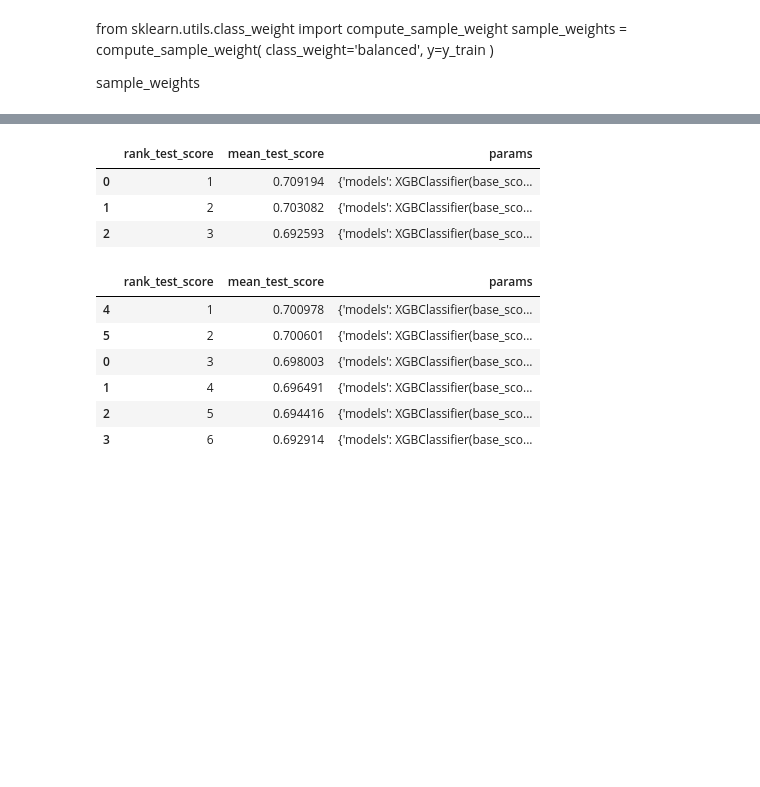
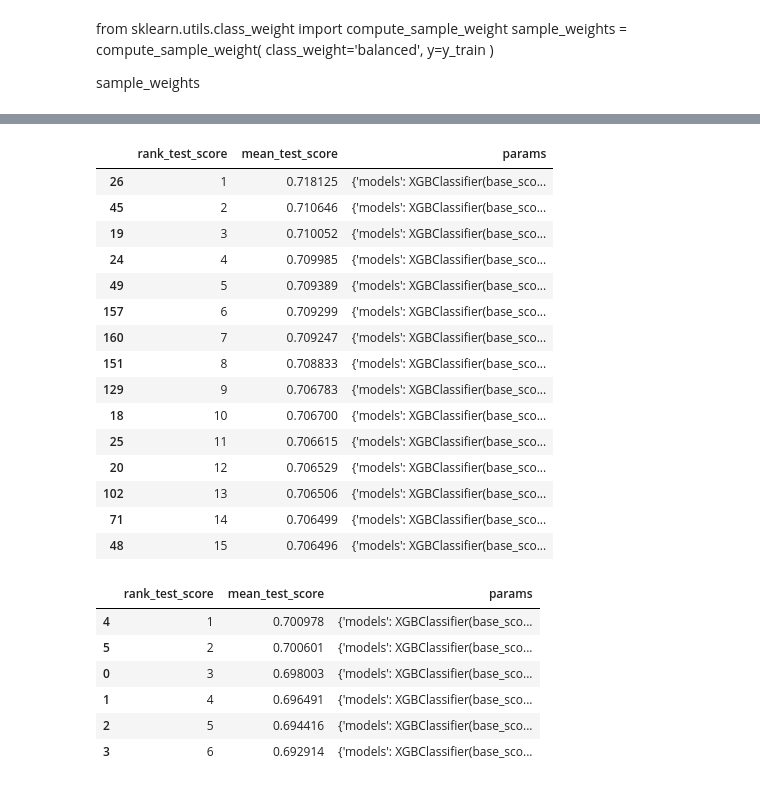
Before and after one commit to green-igor/wiki, a Jupyter notebook: wikiki (1).ipynb, the cells around one changed output, grey strips where cells are left out. Saved outputs shown, nothing was run; the diff lists cells and outputs as text; code cells hidden in the pictures; blank space fills up the shorter version.

```diff
--- a/wikiki (1).ipynb
+++ b/wikiki (1).ipynb
@@ -209,7 +209,18 @@ def clean_text(string):
 
     string = re.sub(r'\[{1,}.+\]{1,}', ' XXRBRCT ', string)
     string = re.sub(r'\{{1,}.+\}{1,}', ' XXRBRCT ', string)
-    string = re.sub(r'File:.+\S+|Image:.+\S+', ' XXFILE ', string)
+
+    string = re.sub(r'[a-zA-Z]+.png',' XXFILE ', string)
+    string = re.sub(r'[a-zA-Z]+.jpeg',' XXFILE ', string)
+    string = re.sub(r'[a-zA-Z]+.jpg',' XXFILE ', string)
+    string = re.sub(r'[a-zA-Z]+.gif',' XXFILE ', string)
+    string = re.sub(r'[a-zA-Z]+.pdf',' XXFILE ', string)
+
+    string = re.sub(r'Image:\S+', ' XXFILE ', string)
+    string = re.sub(r'File:\S+', ' XXFILE ', string)
+    string = re.sub(r'Category:\S*',' XXCAT ',string)
+    string = re.sub(r'Wikipedia.*:\S+',' XXCAT ',string)
+
     string = re.sub(r'\d{1,3}\.\d{1,3}\.\d{1,3}\.\d{1,3}', ' XXIP ',string)
 
     string = re.sub(r'(\W)\1+|(\D)\1+', r'\1', string)
@@ -965,12 +994,24 @@ grid_search.fit(dembs_train, y_train)
 # %%
 #n_estimators 	2000, learning_rate 	0.1, max_depth 	5
 # %%
-pd.DataFrame(grid_search.cv_results_)[['rank_test_score', 'mean_test_score','params']].sort_values('rank_test_score')
+pd.DataFrame(grid_search.cv_results_)[['rank_test_score', 'mean_test_score','params']].sort_values('rank_test_score').head(15)
 # %% [output]
 |  | rank_test_score | mean_test_score | params |
-| 0 | 1 | 0.709194 | {'models': XGBClassifier(base_sco... |
-| 1 | 2 | 0.703082 | {'models': XGBClassifier(base_sco... |
-| 2 | 3 | 0.692593 | {'models': XGBClassifier(base_sco... |
+| 26 | 1 | 0.718125 | {'models': XGBClassifier(base_sco... |
+| 45 | 2 | 0.710646 | {'models': XGBClassifier(base_sco... |
+| 19 | 3 | 0.710052 | {'models': XGBClassifier(base_sco... |
+| 24 | 4 | 0.709985 | {'models': XGBClassifier(base_sco... |
+| 49 | 5 | 0.709389 | {'models': XGBClassifier(base_sco... |
+| 157 | 6 | 0.709299 | {'models': XGBClassifier(base_sco... |
+| 160 | 7 | 0.709247 | {'models': XGBClassifier(base_sco... |
+| 151 | 8 | 0.708833 | {'models': XGBClassifier(base_sco... |
+| 129 | 9 | 0.706783 | {'models': XGBClassifier(base_sco... |
+| 18 | 10 | 0.706700 | {'models': XGBClassifier(base_sco... |
+| 25 | 11 | 0.706615 | {'models': XGBClassifier(base_sco... |
+| 20 | 12 | 0.706529 | {'models': XGBClassifier(base_sco... |
+| 102 | 13 | 0.706506 | {'models': XGBClassifier(base_sco... |
+| 71 | 14 | 0.706499 | {'models': XGBClassifier(base_sco... |
+| 48 | 15 | 0.706496 | {'models': XGBClassifier(base_sco... |
 # %%
 pd.DataFrame(grid_search.cv_results_)[['rank_test_score', 'mean_test_score','params']].sort_values('rank_test_score')
 # %% [output]
```
Also changed, not shown: parts of 11 cells of this notebook.
